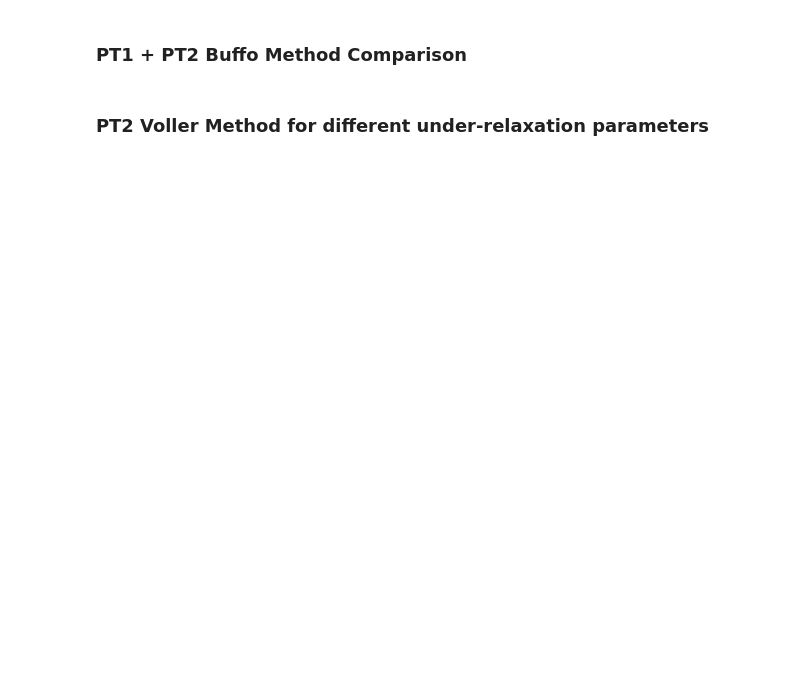
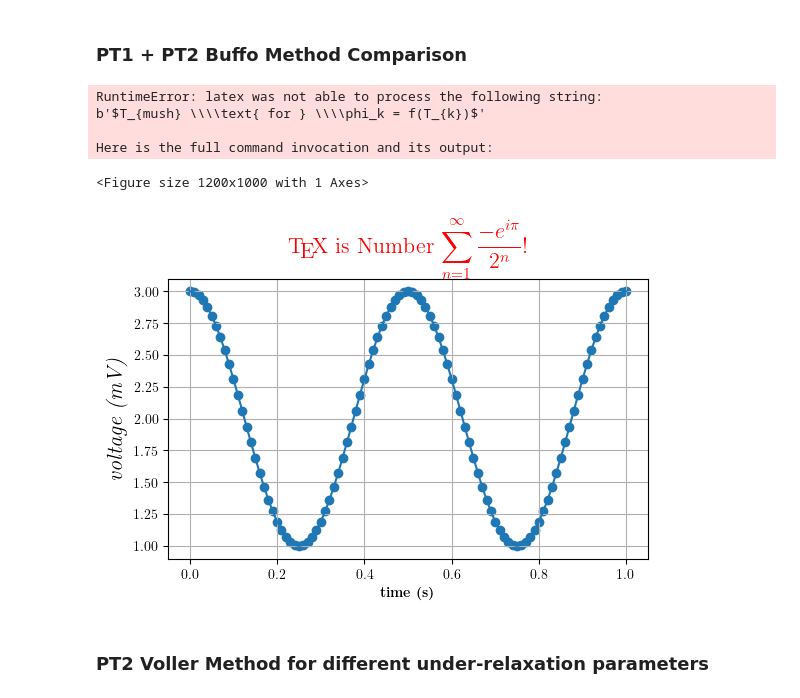
Before and after one commit to starry-phoenix/spyice-thesis, a Jupyter notebook: jupyternotebooks/comparison_plots.ipynb, the cells around one changed output. Cells and saved outputs as stored; diff of their text form; code cells hidden in the pictures; blank space fills up the shorter version.

```diff
--- a/jupyternotebooks/comparison_plots.ipynb
+++ b/jupyternotebooks/comparison_plots.ipynb
@@ -7,12 +7,28 @@ plt.rcParams["svg.fonttype"] = "none"
+# %%
+import matplotlib as mpl
+import matplotlib.pyplot as plt
+mpl.rc('text', usetex = True)
+mpl.rc('font', family = 'serif')
+
+import numpy as np
 # %% [markdown]
 ### PT1 + PT2 Buffo Method Comparison
 # %%
+
+import matplotlib as mpl
+import matplotlib.pyplot as plt
+mpl.rc('text', usetex = True)
+mpl.rc('font', family = 'serif')
+
+import numpy as np
+
+
 tempmushPT1_0p01_1000iter_voller1 = np.load(
-    "outputs/2024-09-27/093344_real_47.0_1000_0.01_buffo_pt1/temperature_mushy.npy",
+    r"C:\Users\sneha\Documents\MBDHiWi\MBDHiwi\spyicedir\spyicedir\outputs\2024-09-27\093344_real_47.0_1000_0.01_buffo_pt1\temperature_mushy.npy",
     allow_pickle=True,
 )
 tempmushPT2_0p01_1000iter_voller1 = np.load(
-    "outputs/2024-09-27/094942_real_47.0_1000_0.01_buffo_pt2/temperature_mushy.npy",
+    r"C:\Users\sneha\Documents\MBDHiWi\MBDHiwi\spyicedir\spyicedir\outputs\2024-09-27\094942_real_47.0_1000_0.01_buffo_pt2\temperature_mushy.npy",
     allow_pickle=True,
 )
 
@@ -33,7 +49,6 @@ tempmushPT1_0p01_1000iter_voller1_arr = np.append(
 )
 
 plt.figure(figsize=(12, 10))
-plt.grid()
 plt.plot(step_arr, "--", label=r"$T_{melt}$", color="black", alpha=0.6)
 plt.scatter(iter_arr, step_arr, color="black", alpha=0.6)
 plt.plot(
@@ -56,8 +71,35 @@ plt.xlabel(r"Iterations")
 plt.ylabel(r"Temperature [K]")
 plt.title(r"Interface temperature at t=0.5H before convergence")
 plt.legend()
-plt.savefig("Buffo_interfacetrack_response_dz0p01_time0p5h.png")
-plt.close()
+plt.grid(True)
+# plt.savefig("Buffo_interfacetrack_response_dz0p01_time0p5h")
+plt.show()
+# %% [output]
+RuntimeError: latex was not able to process the following string:
+b'$T_{mush} \\\\text{ for } \\\\phi_k = f(T_{k})$'
+
+Here is the full command invocation and its output:
+<Figure size 1200x1000 with 1 Axes>
+# %%
+import matplotlib as mpl
+import matplotlib.pyplot as plt
+mpl.rc('text', usetex = True)
+mpl.rc('font', family = 'serif')
+plt.figure(1, figsize = (6, 4))
+ax = plt.axes([0.1, 0.1, 0.8, 0.7])
+t = np.arange(0.0, 1.0+0.01, 0.01)
+s = np.cos(2*2*np.pi*t)+2
+plt.plot(t, s)
+plt.scatter(t, s)
+plt.xlabel(r'\textbf{time (s)}')
+plt.ylabel(r'\textit{voltage (mV)}', fontsize = 16)
+plt.title(r"\TeX\ is Number $\displaystyle\sum_{n=1}^\infty\frac{-e^{i\pi}}{2^n}$!",
+      fontsize = 16, color = 'r')
+plt.grid(True)
+plt.savefig('tex_demo')
+plt.show()
+# %% [output]
+[figure, added]
 # %% [markdown]
 ### PT2 Voller Method for different under-relaxation parameters
 # %%
```
Also changed, not shown: parts of 2 cells of this notebook, 5 other files.
